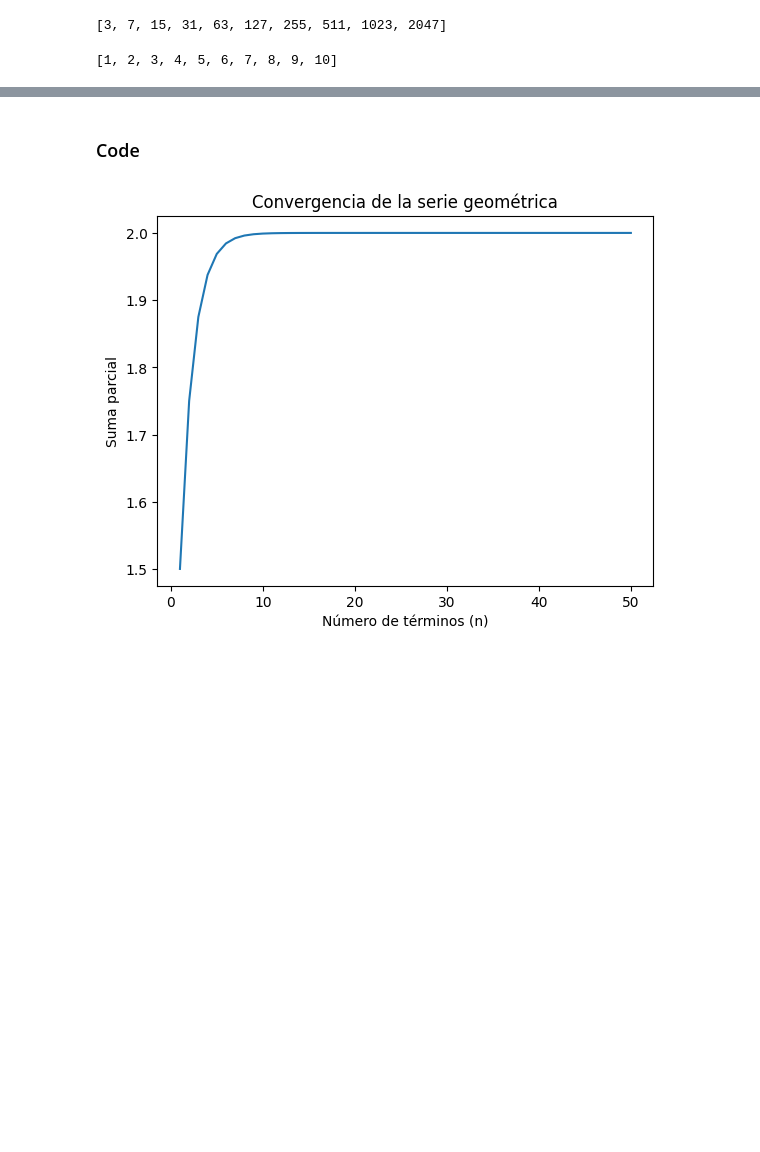
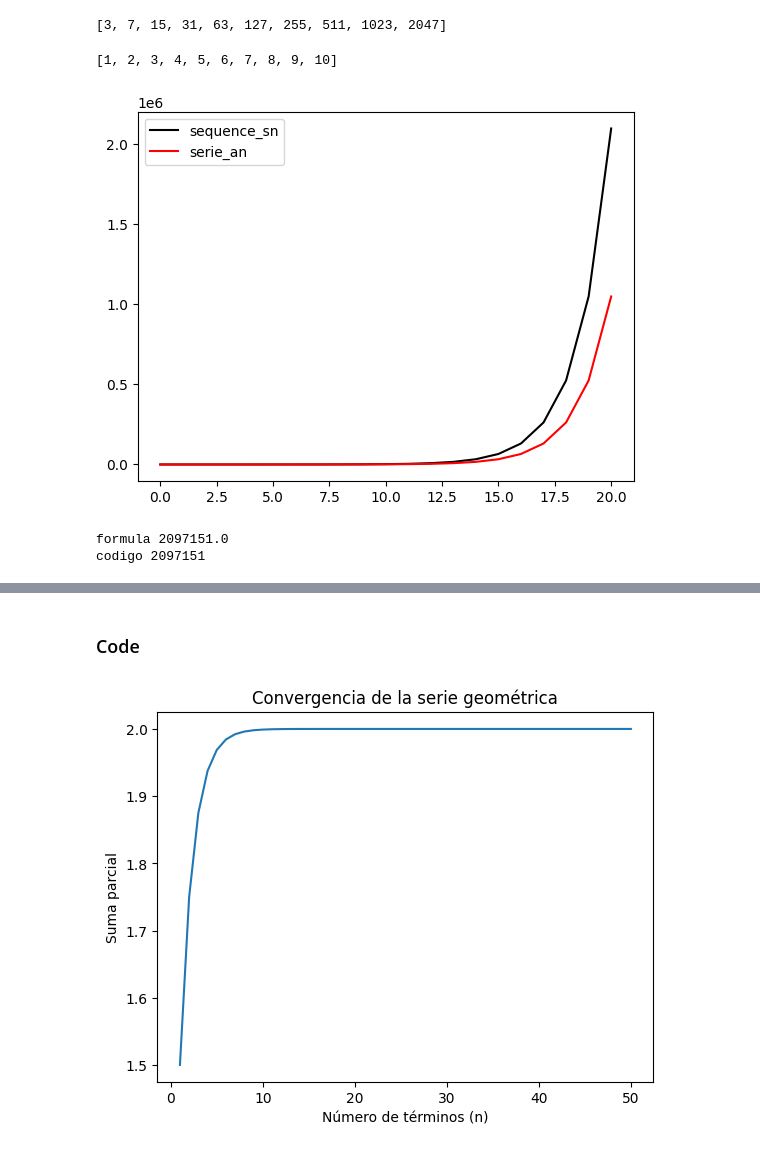
Before and after one commit to dyaluzan/MetNumUN2023II, a Jupyter notebook: Lab1/dyaluzanArithmeticSeriesGeometricSeriesPowerSums.ipynb, the cells around one changed output, grey strips where cells are left out. Saved outputs shown, nothing was run; the diff lists cells and outputs as text; code cells hidden in the pictures; blank space fills up the shorter version.

```diff
--- a/Lab1/dyaluzanArithmeticSeriesGeometricSeriesPowerSums.ipynb
+++ b/Lab1/dyaluzanArithmeticSeriesGeometricSeriesPowerSums.ipynb
@@ -353,6 +372,34 @@ Serie_nodos
 Sequence_n_nodos
 # %% [output]
 [1, 2, 3, 4, 5, 6, 7, 8, 9, 10]
+# %%
+import matplotlib.pyplot as plt
+
+sequence_sn = []
+serie_an = []
+n = 20
+r = 2  # Cambiamos la razón a 2
+S_n = 0
+
+for k in range(0, n + 1):
+    a_k = r ** k
+    S_n += a_k
+    sequence_sn.append(S_n)
+    serie_an.append(a_k)
+
+plt.plot(sequence_sn, color='black', label='sequence_sn')
+plt.plot(serie_an, color='red', label='serie_an')
+plt.legend()
+plt.show()
+# %% [output]
+[figure, added]
+# %%
+sequence_sn[k] = a * (1 - r**(k+1)) / (1 - r)
+print("formula",sequence_sn[-1])
+print("codigo",S_n)
+# %% [output]
+formula 2097151.0
+codigo 2097151
 # %% [markdown]
 ## Zenon Arrow
 
```
Also changed, not shown: parts of 8 cells of this notebook.
